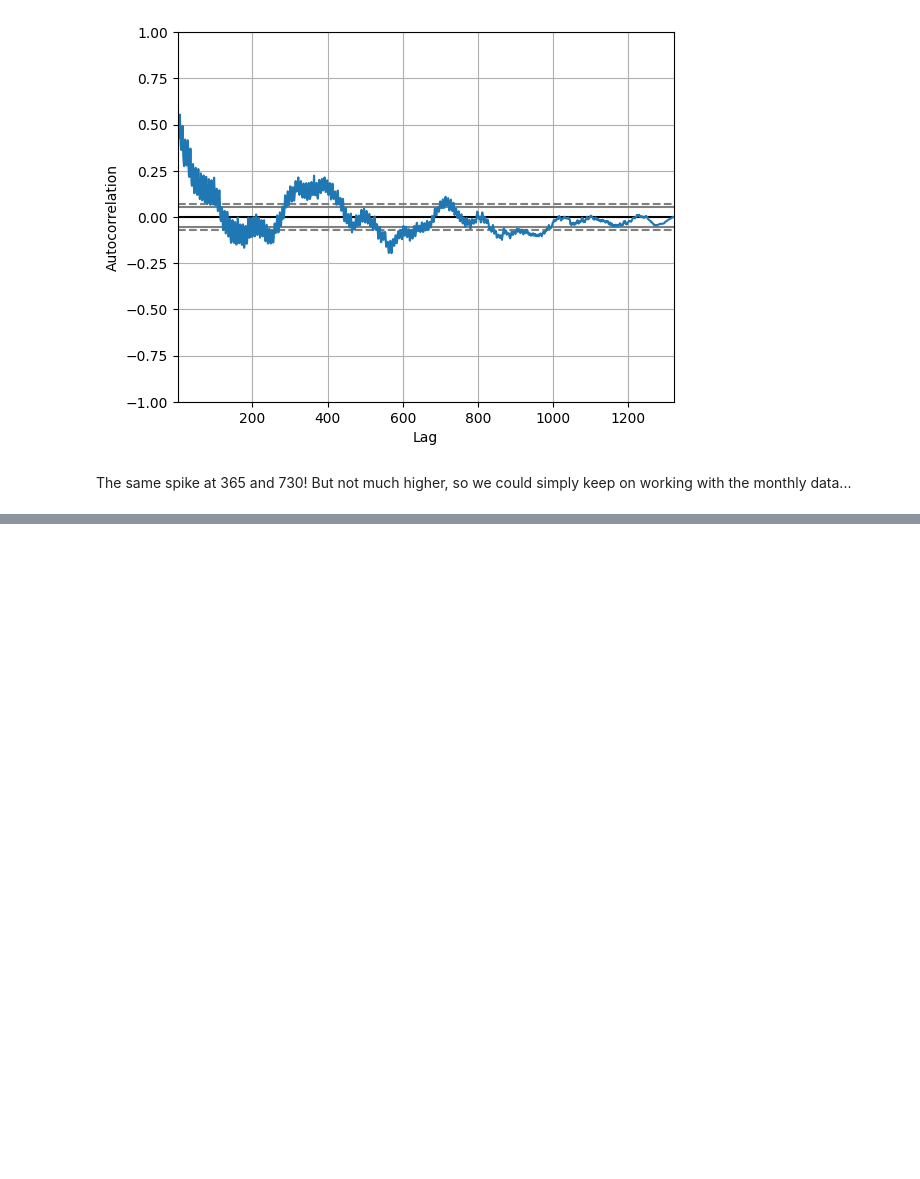
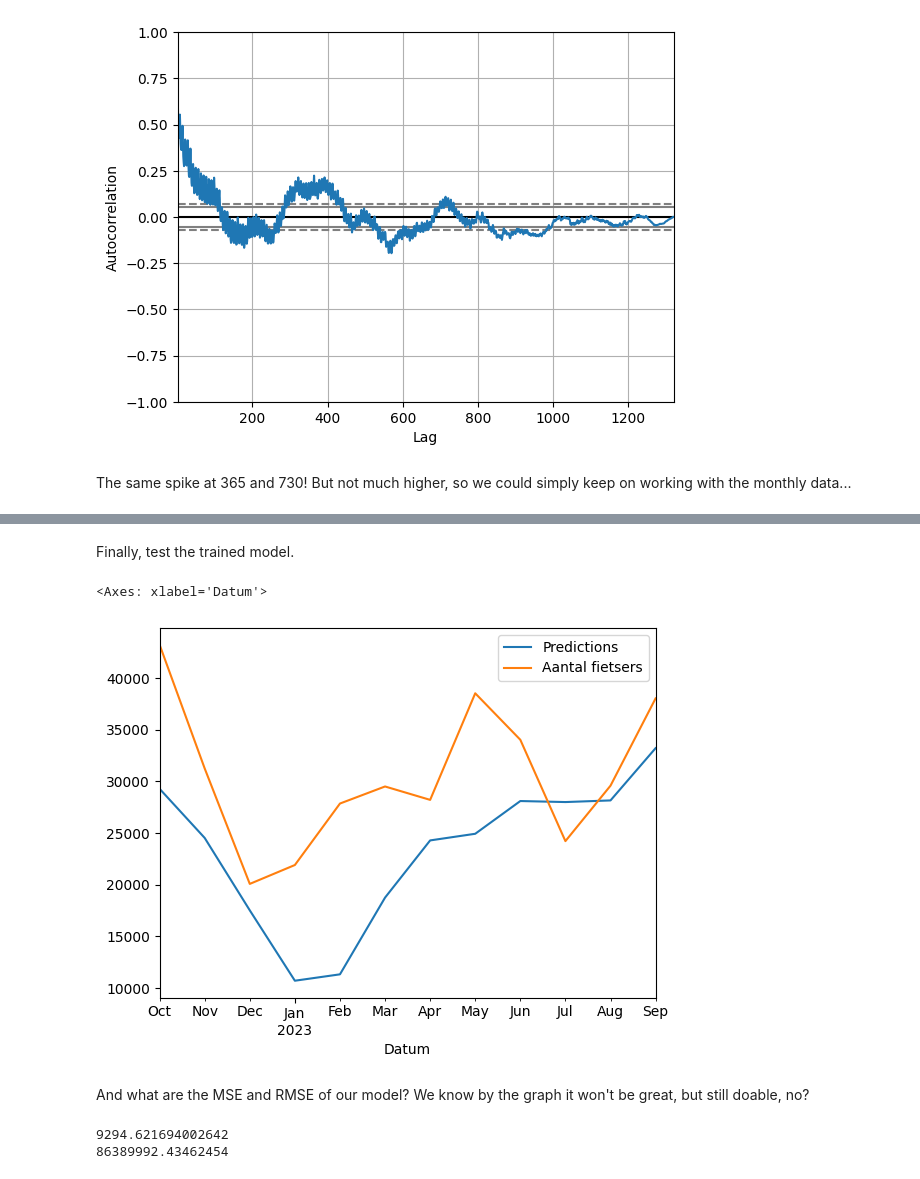
Before and after one commit to mjochen/CloudAI, a Jupyter notebook: Exercises_solved/4.4 - Bike highways manually.ipynb, the cells around one changed output, grey strips where cells are left out. Cells and saved outputs as stored; diff of their text form; code cells hidden in the pictures; blank space fills up the shorter version.

```diff
--- a/Exercises_solved/4.4 - Bike highways manually.ipynb
+++ b/Exercises_solved/4.4 - Bike highways manually.ipynb
@@ -59,0 +143,16 @@ Both require the statsmodel package to check for stationarity. You can install i
+# %%
+# DELETE
+
+# Split data into train / test sets
+train = df1.iloc[:len(df1)-12]
+test = df1.iloc[len(df1)-12:] # set one year(12 months) for testing
+
+# Fit a SARIMAX(1, 0, 0)x(0, 1, [1], 12) on the training set
+from statsmodels.tsa.statespace.sarimax import SARIMAX
+
+model = SARIMAX(train['Aantal fietsers'],
+                order = (1, 0, 0),
+                seasonal_order =(0, 1, 1, 12))
+
+result = model.fit()
+result.summary()
@@ -59,0 +179,35 @@ Both require the statsmodel package to check for stationarity. You can install i
+# %% [markdown]
+Finally, test the trained model.
+# %%
+# DELETE
+
+start = len(train)
+end = len(train) + len(test) - 1
+
+# Predictions for one-year against the test set
+predictions = result.predict(start, end,
+                             typ = 'levels').rename("Predictions")
+
+# plot predictions and actual values
+predictions.plot(legend = True)
+test['Aantal fietsers'].plot(legend = True)
+# %% [output]
+<Axes: xlabel='Datum'>
+[figure, added]
+# %% [markdown]
+And what are the MSE and RMSE of our model? We know by the graph it won't be great, but still doable, no?
+# %%
+
+
+# Load specific evaluation tools
+from sklearn.metrics import mean_squared_error
+from statsmodels.tools.eval_measures import rmse
+
+# Calculate root mean squared error
+print(rmse(test["Aantal fietsers"], predictions))
+
+# Calculate mean squared error
+print(mean_squared_error(test["Aantal fietsers"], predictions) )
+# %% [output]
+9294.621694002642
+86389992.43462454
```
Also changed, not shown: parts of 8 cells of this notebook.
